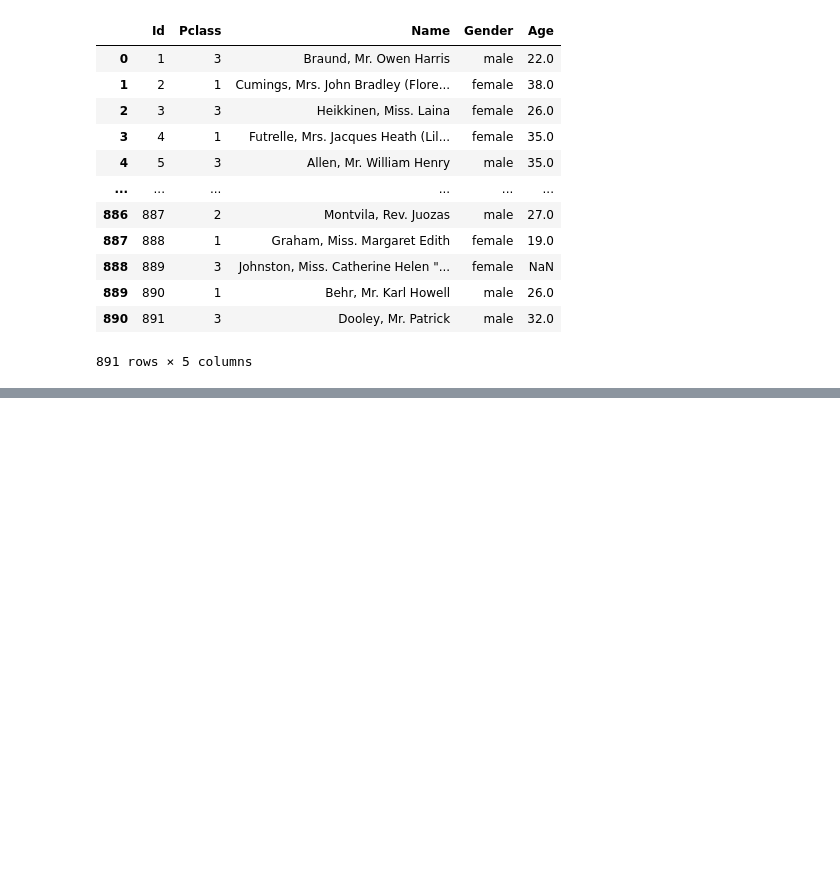
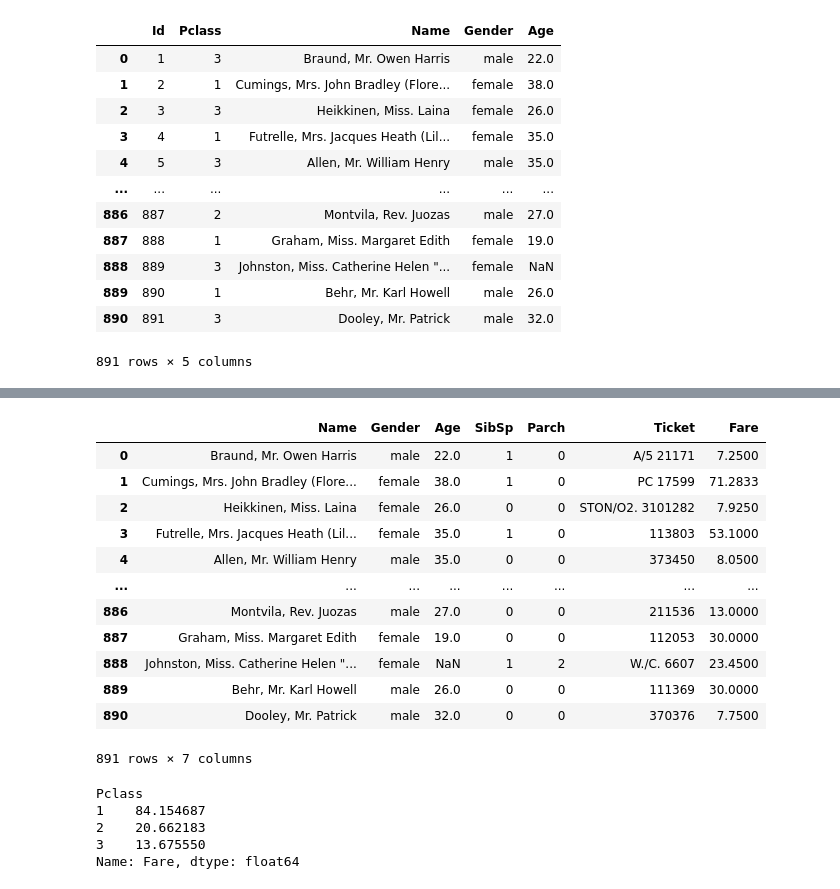
Before and after one commit to demohari/pandas, a Jupyter notebook: pandas.ipynb, the cells around one changed output, grey strips where cells are left out. Drawn from its saved outputs; the diff is of its cells as text; code cells hidden in the pictures; blank space fills up the shorter version.

```diff
--- a/pandas.ipynb
+++ b/pandas.ipynb
@@ -246,0 +332,24 @@ df1
+# %%
+df.loc[:,"Name":"Fare"]
+# %% [output]
+|  | Name | Gender | Age | SibSp | Parch | Ticket | Fare |
+| 0 | Braund, Mr. Owen Harris | male | 22.0 | 1 | 0 | A/5 21171 | 7.2500 |
+| 1 | Cumings, Mrs. John Bradley (Flore... | female | 38.0 | 1 | 0 | PC 17599 | 71.2833 |
+| 2 | Heikkinen, Miss. Laina | female | 26.0 | 0 | 0 | STON/O2. 3101282 | 7.9250 |
+| 3 | Futrelle, Mrs. Jacques Heath (Lil... | female | 35.0 | 1 | 0 | 113803 | 53.1000 |
+| 4 | Allen, Mr. William Henry | male | 35.0 | 0 | 0 | 373450 | 8.0500 |
+| ... | ... | ... | ... | ... | ... | ... | ... |
+| 886 | Montvila, Rev. Juozas | male | 27.0 | 0 | 0 | 211536 | 13.0000 |
+| 887 | Graham, Miss. Margaret Edith | female | 19.0 | 0 | 0 | 112053 | 30.0000 |
+| 888 | Johnston, Miss. Catherine Helen "... | female | NaN | 1 | 2 | W./C. 6607 | 23.4500 |
+| 889 | Behr, Mr. Karl Howell | male | 26.0 | 0 | 0 | 111369 | 30.0000 |
+| 890 | Dooley, Mr. Patrick | male | 32.0 | 0 | 0 | 370376 | 7.7500 |
+891 rows × 7 columns
+# %%
+df.groupby("Pclass")["Fare"].mean()
+# %% [output]
+Pclass
+1    84.154687
+2    20.662183
+3    13.675550
+Name: Fare, dtype: float64
```
Also changed, not shown: parts of 9 cells of this notebook.
